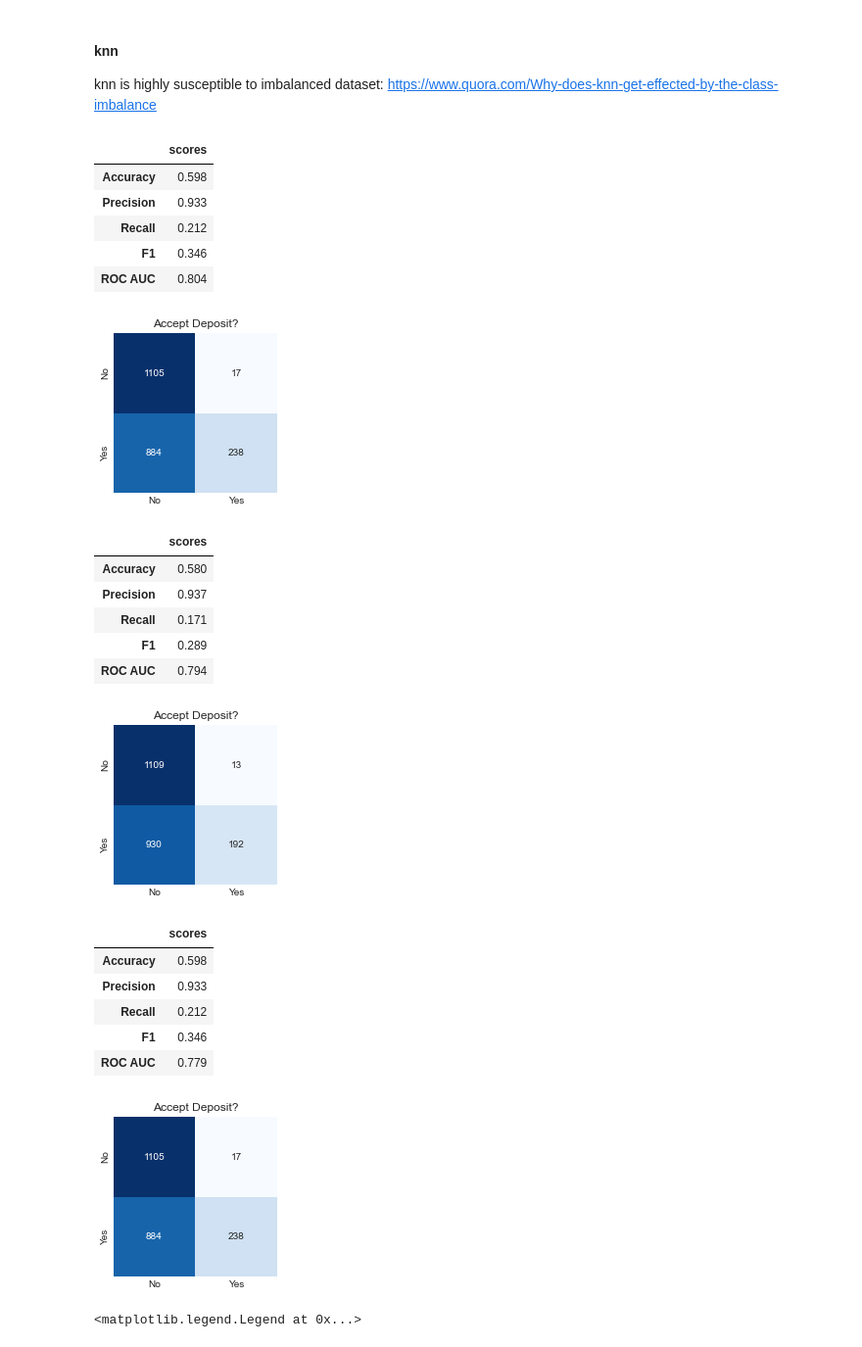
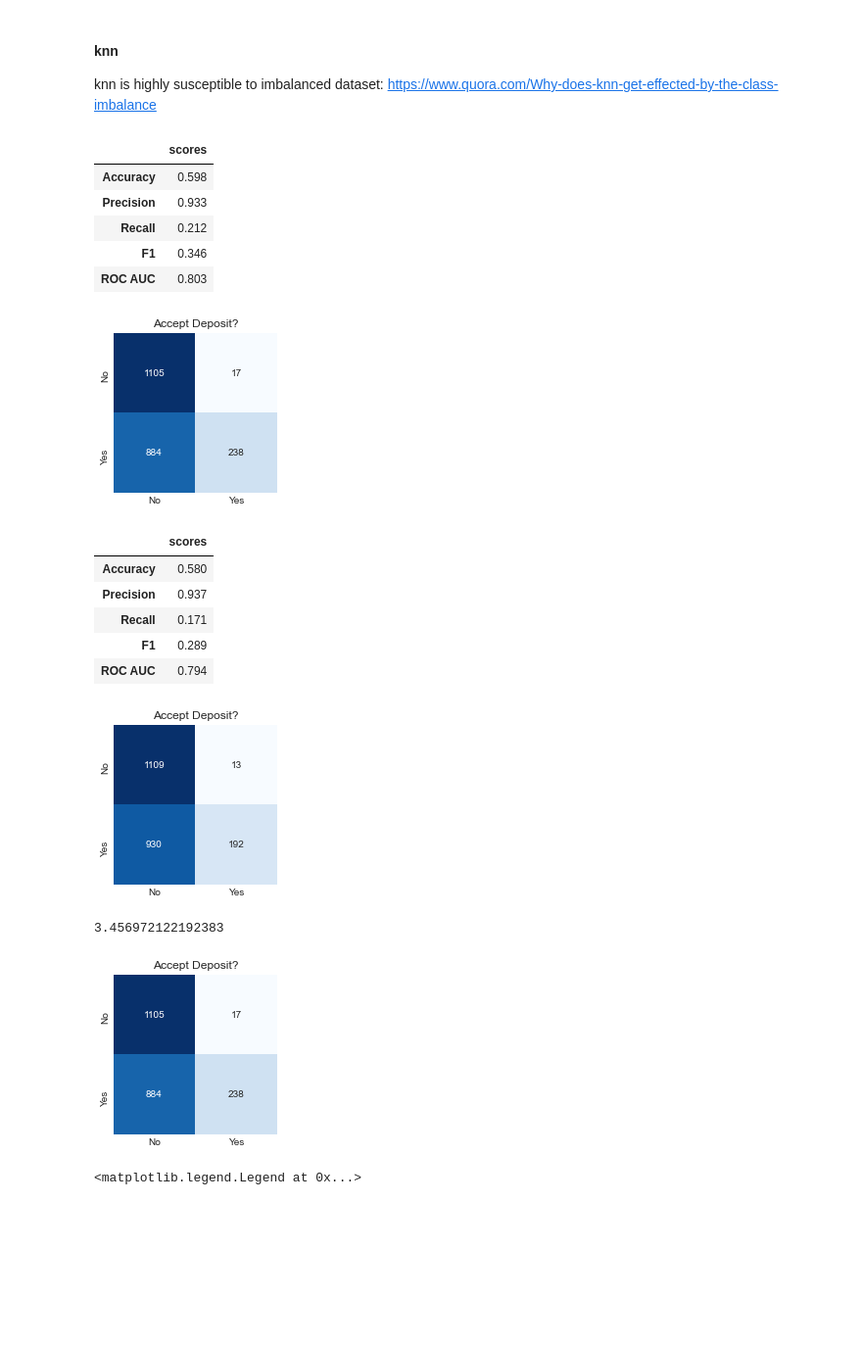
Before and after one commit to Zhaoxing-Wu/UW-Madison-FA21-STAT451, a Jupyter notebook: project.ipynb, the cells around one changed output. Shown at 98% size. Cells and saved outputs as stored; diff of their text form; code cells hidden in the pictures; blank space fills up the shorter version.

```diff
--- a/project.ipynb
+++ b/project.ipynb
@@ -41,7 +41,7 @@ Dataset Source: https://archive.ics.uci.edu/ml/datasets/Bank+Marketing?package=r
 - 41188 observations, 21 variables
 # %%
 # use !pwd to check the current working directory
-df = pd.read_csv("./bank-additional-full.csv", sep = ';', na_values = 'unknown')
+df = pd.read_csv("./data/bank-additional/bank-additional-full.csv", sep = ';', na_values = 'unknown')
 # %% [markdown]
 ### Data Overview
 # %% [markdown]
@@ -655,8 +677,8 @@ get_scores(y_test,y_pred_knn, y_prob_knn[:, 1])
 | Precision | 0.933 |
 | Recall | 0.212 |
 | F1 | 0.346 |
-| ROC AUC | 0.804 |
+| ROC AUC | 0.803 |
-[figure, old version]
+[figure, new version]
 # %%
 knn_model_full = KNeighborsClassifier(n_neighbors=300, weights = 'uniform', metric = 'manhattan')
 knn_model_full.fit(X_train_full, y_train_full)
@@ -671,22 +693,21 @@ get_scores(y_test_full,y_pred_knn_full, y_prob_knn_full[:, 1])
 | Recall | 0.171 |
 | F1 | 0.289 |
 | ROC AUC | 0.794 |
-[figure, old version]
+[figure, new version]
 # %%
 knn_model_over = KNeighborsClassifier(n_neighbors=300, weights = 'uniform', metric = 'manhattan')
+t1 = time.time()
 knn_model_over.fit(X_train_over, y_train_over)
 y_prob_knn_over = knn_model_over.predict_proba(X_test)
 y_pred_knn_over = knn_model.predict(X_test)
+t2 = time.time()
 conf_matrix(y_test,y_pred_knn_over)
 get_scores(y_test,y_pred_knn_over, y_prob_knn_over[:, 1])
+t_knn = t2-t1
+print(t_knn)
 # %% [output]
-|  | scores |
-| Accuracy | 0.598 |
-| Precision | 0.933 |
-| Recall | 0.212 |
-| F1 | 0.346 |
-| ROC AUC | 0.779 |
+3.456972122192383
-[figure, old version]
+[figure, new version]
 # %%
 fprknn_over, tprknn_over, _ = roc_curve(y_test, y_prob_knn_over[:, 1])
 fprknn_full, tprknn_full, _ = roc_curve(y_test, y_prob_knn_full[:, 1])
```
Also changed, not shown: parts of 33 cells of this notebook, 1 other file.
